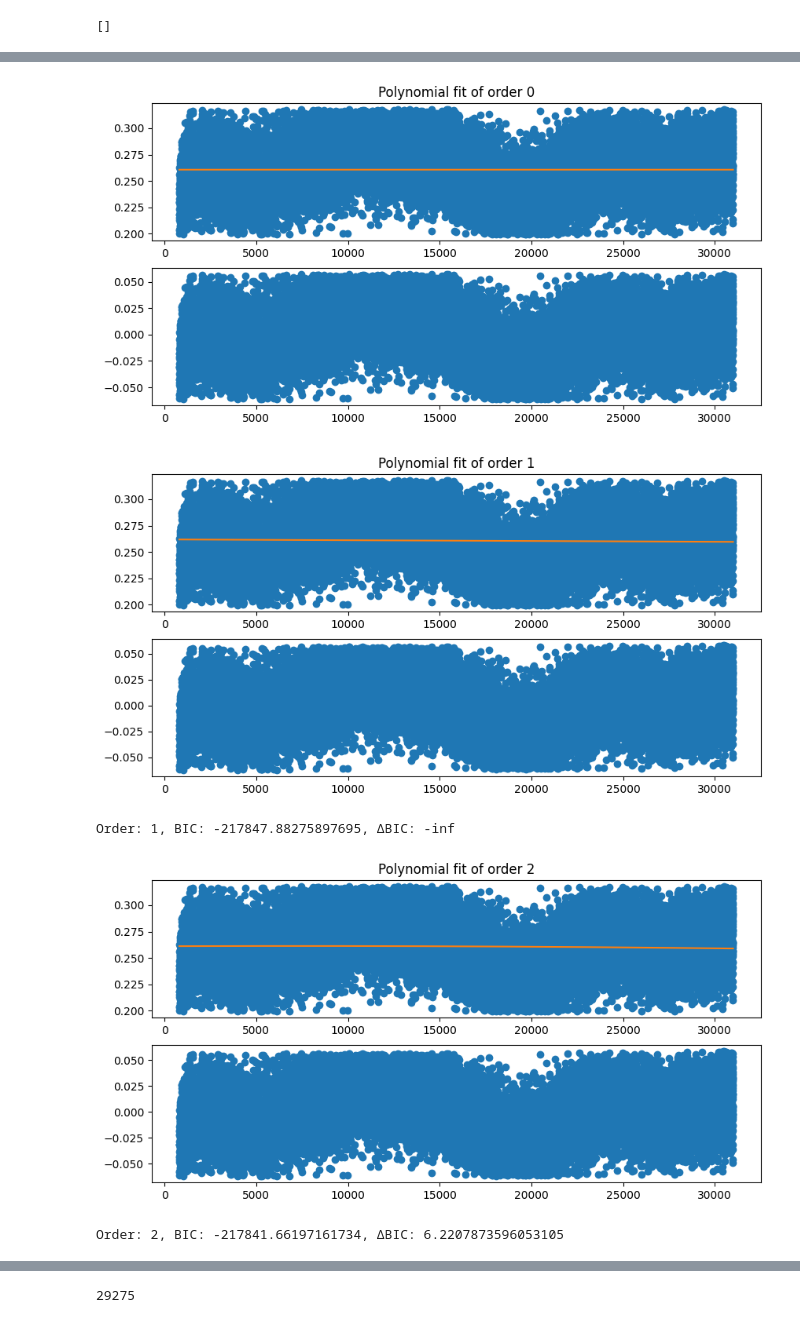
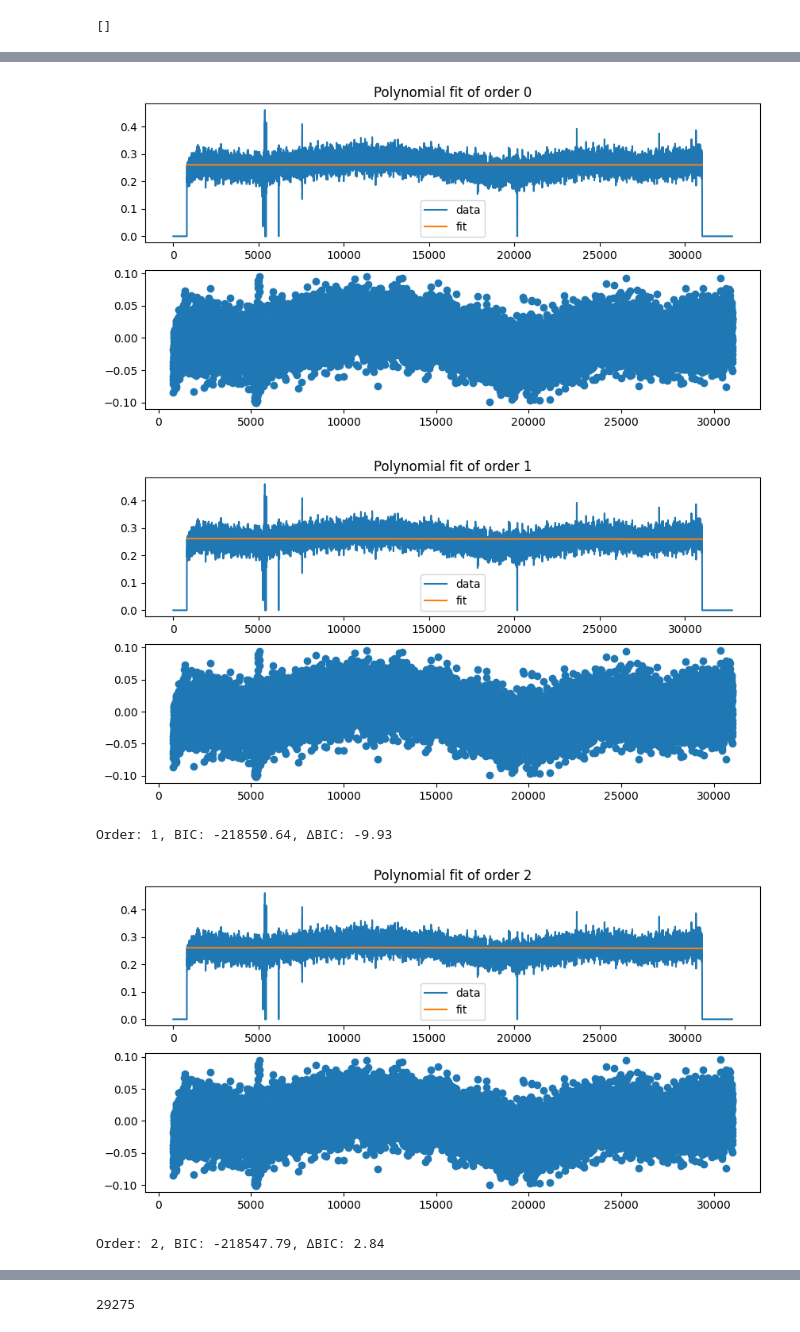
Before and after one commit to swapnaneeldey/GBT_HI_DR_Dysh_Blue_blobs24B, a Jupyter notebook: HI_trial_part4.ipynb, the cells around one changed output, grey strips where cells are left out. Drawn from its saved outputs; the diff is of its cells as text; code cells hidden in the pictures.

```diff
--- a/HI_trial_part4.ipynb
+++ b/HI_trial_part4.ipynb
@@ -162,27 +196,3 @@ np.float64(-0.17328563147495232)
 print(np.where(flagged_flux_values[mask_chan] == np.nan)[0])
 # %% [output]
 []
-# %%
-
-pval = []
-for i in range(0, 9):
-    order = i
-    coeff, cov = np.polyfit(mask_chan, flagged_flux_values[mask_chan], deg = order, cov=True)
-    print(coeff)
-    if min(np.diag(cov)) < 0:
-        sigma = np.ones(order + 1) * 1e6
-    else:
-        sigma = np.sqrt(np.diag(cov))
-    t_test = coeff[0] / sigma[0]  # sigma = std dev
-    dof = len(mask_chan) - (order + 1) - 1  # degree of freedom
-    print(dof)
-    p = 2 * t.cdf((-abs(t_test)), dof)  # probability distribution function
-    pval.append(p)
-    if p > 0.05:
-        recommended_order = order - 1 if order > 0 else 0
-        break
-    print(f"Order: {order}, p-value: {p}")
-if pval[-1] <= 0.05:
-    recommended_order = 9
-
-print(f"Scan BC22 recommended order: {recommended_order}")
@@ -244,40 +199,44 @@ Scan BC22 recommended order: 1
 # %%
 best_order_bic = 0
-maybe_best_order = 0
 best_bic = float('inf')
 
 n = len(mask_chan)  # Number of data points
 del_bic = []
 bic_list = []
+
 for i in range(0, 20):
     order = i
     coeff, residuals, _, _, _ = np.polyfit(mask_chan, flagged_flux_values[mask_chan], deg=order, full=True)
 
     # Plot both the fit and residuals
     fig, ax = plt.subplots(2, 1, figsize=(10, 5))
-    ax[0].plot(mask_chan, flagged_flux_values[mask_chan], 'o', label='data')
+    ax[0].plot(range(0, len(flagged_flux_values)), flagged_flux_values, label='data')
     ax[0].plot(mask_chan, np.polyval(coeff, mask_chan), label='fit')
     ax[1].plot(mask_chan, flagged_flux_values[mask_chan] - np.polyval(coeff, mask_chan), 'o')
     ax[0].set_title(f"Polynomial fit of order {order}")
+    ax[0].legend()
     plt.show()
 
     rss = residuals[0] if len(residuals) > 0 else np.sum((flagged_flux_values[mask_chan] - np.polyval(coeff, mask_chan))**2)
     k = order + 1  # Number of parameters
 
     # Manually calculate BIC
     bic = n * np.log(rss / n) + k * np.log(n)
     bic_list.append(bic)
-    if i > 0:  # Check if new BIC is significantly better
-        delta_bic = bic - best_bic
+
+    if bic < best_bic:
+        best_bic = bic
+        best_order_bic = order
+
+    if i > 0:
+        delta_bic = bic - bic_list[i-1]
         del_bic.append(delta_bic)
-        print(f"Order: {order}, BIC: {bic}, ΔBIC: {delta_bic}")
-        best_bic = bic
-
+        print(f"Order: {order}, BIC: {bic:.2f}, ΔBIC: {delta_bic:.2f}")
 
 print(f"Recommended polynomial order (BIC): {best_order_bic}")
 # %% [output]
-[figure, old version]
+[figure, new version]
-[figure, old version]
+[figure, new version]
-Order: 1, BIC: -217847.88275897695, ΔBIC: -inf
+Order: 1, BIC: -218550.64, ΔBIC: -9.93
-[figure, old version]
+[figure, new version]
-Order: 2, BIC: -217841.66197161734, ΔBIC: 6.2207873596053105
+Order: 2, BIC: -218547.79, ΔBIC: 2.84
```
Also changed, not shown: parts of 20 cells of this notebook, 1 other file.
